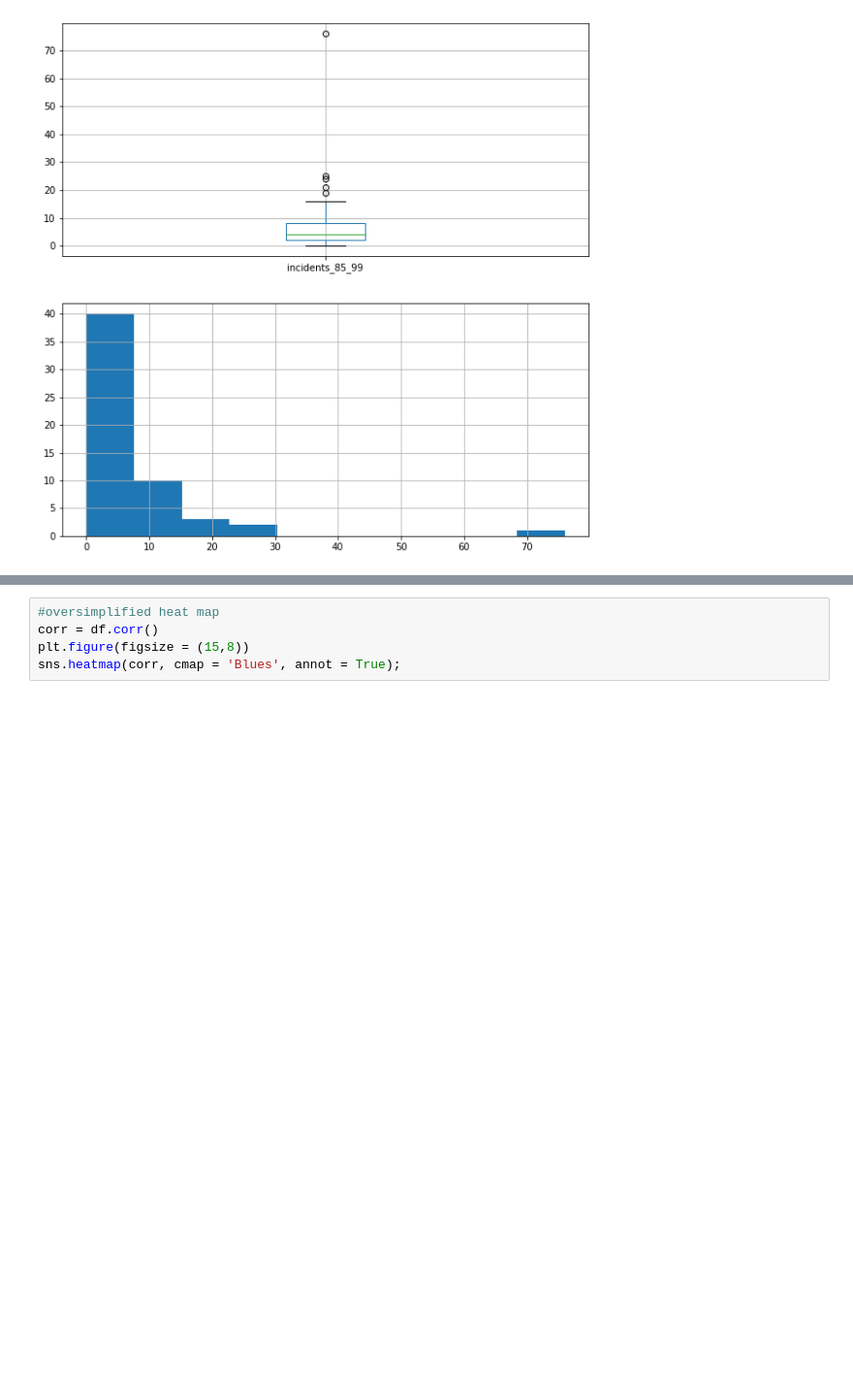
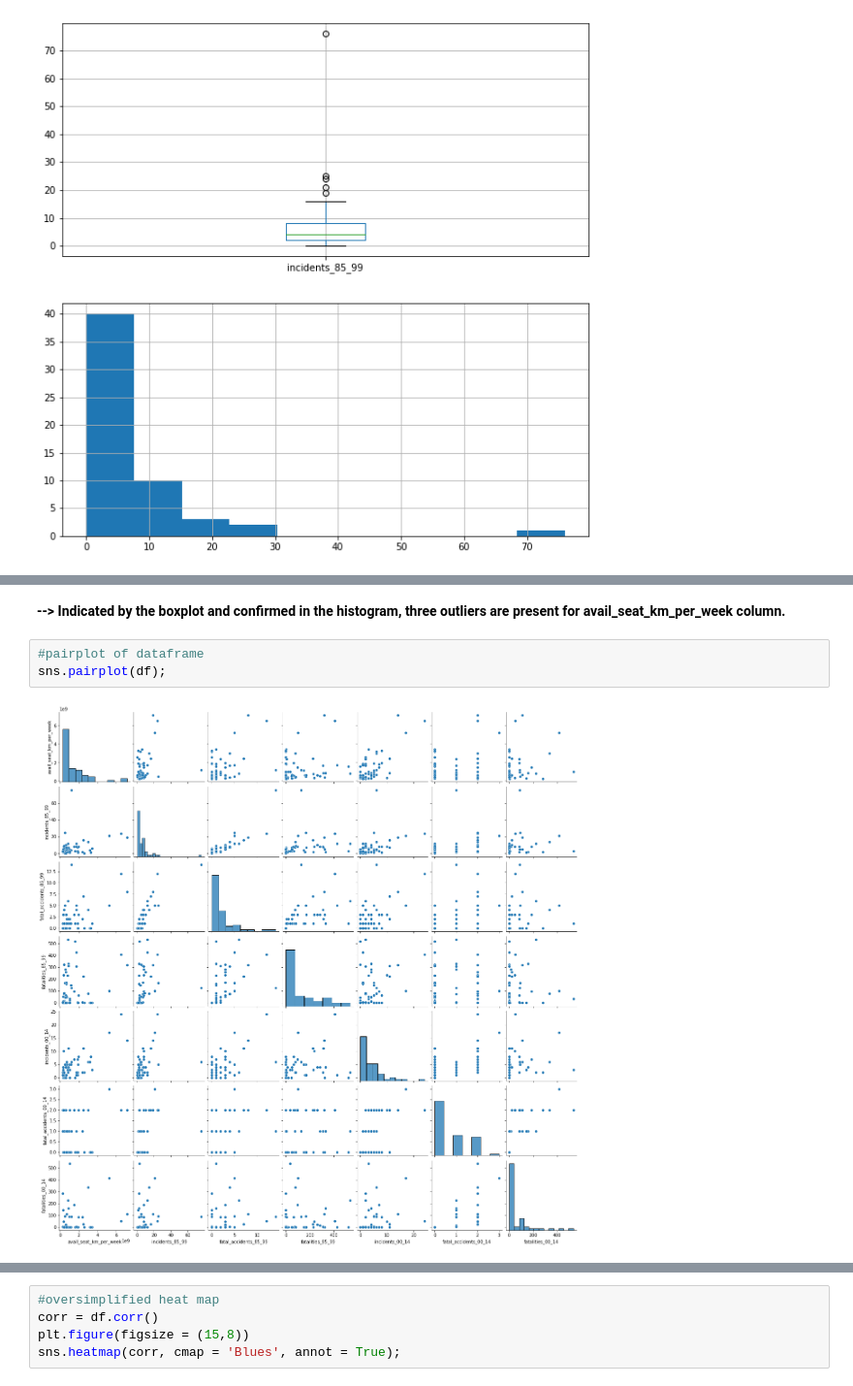
Before and after one commit to v-3sg/airline_safety, a Jupyter notebook: airline_safety.ipynb, the cells around one changed output, grey strips where cells are left out. Shown at 97% size. Cells and saved outputs as stored; diff of their text form; blank space fills up the shorter version.

```diff
--- a/airline_safety.ipynb
+++ b/airline_safety.ipynb
@@ -154,0 +188,7 @@ df['avail_seat_km_per_week'].hist();
+# %% [markdown]
+**--> Indicated by the boxplot and confirmed in the histogram, three outliers are present for avail_seat_km_per_week column.**
+# %%
+#pairplot of dataframe
+sns.pairplot(df);
+# %% [output]
+[figure, added]
```
Also changed, not shown: parts of 22 cells of this notebook.
